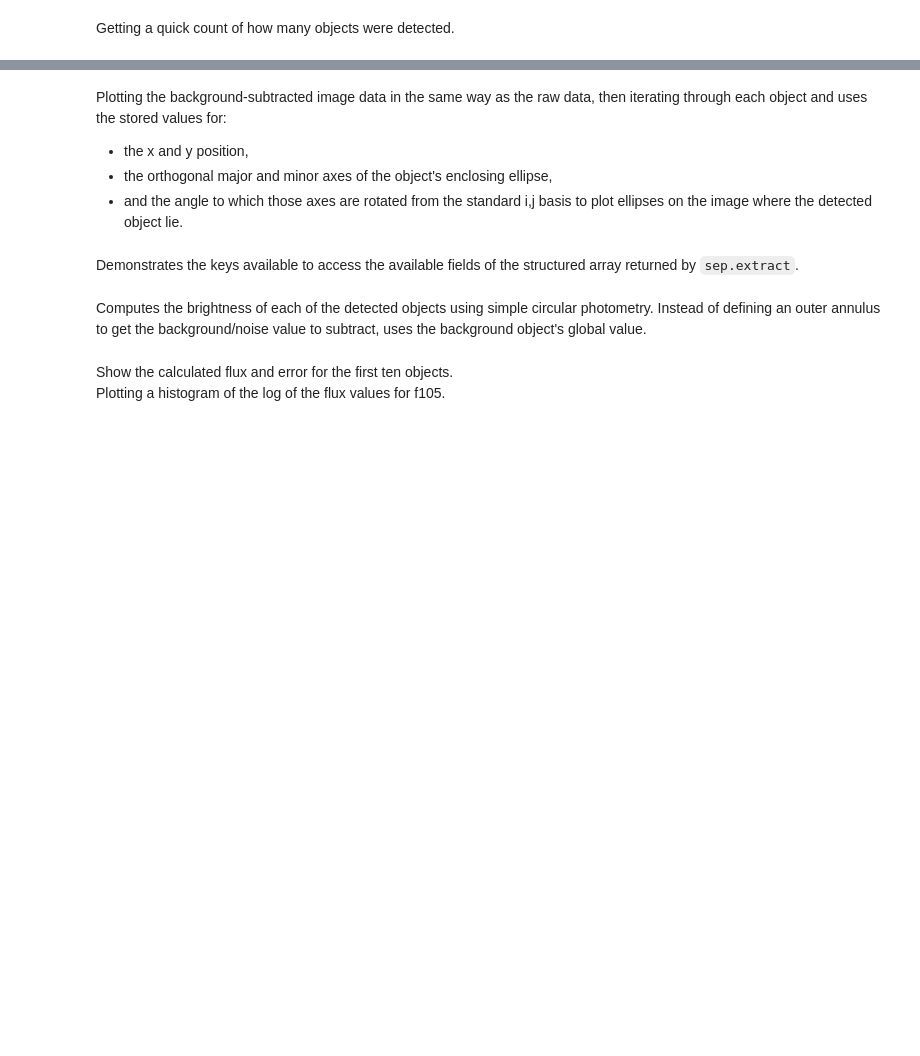
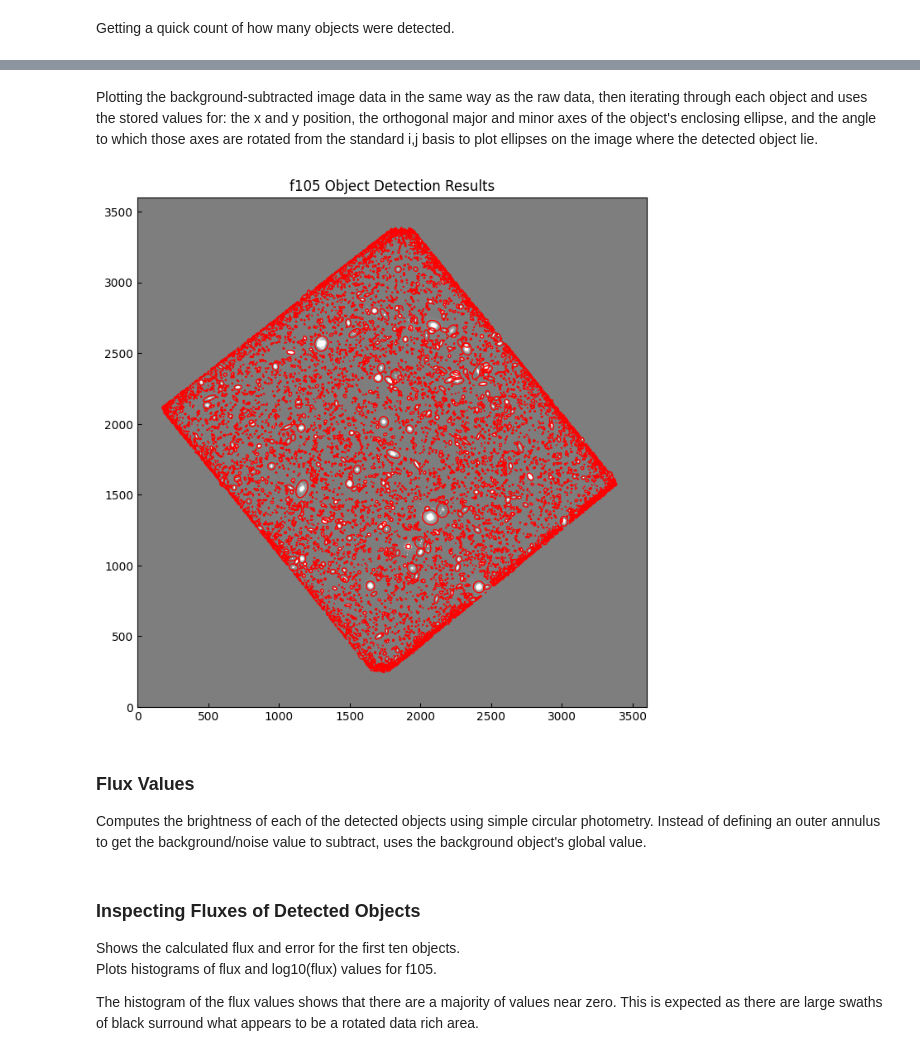
Before and after one commit to ZacharyJamesAdams/ASTR-19, a Jupyter notebook: FinalProject/final.ipynb, the cells around one changed output, grey strips where cells are left out. Cells and saved outputs as stored; diff of their text form; code cells hidden in the pictures; blank space fills up the shorter version.

```diff
--- a/FinalProject/final.ipynb
+++ b/FinalProject/final.ipynb
@@ -56,28 +75,25 @@ print(f'Found {object_count} objects.')
 # %% [markdown]
-Plotting the background-subtracted image data in the same way as the raw data, then iterating through each object and uses the stored values for:
- - the x and y position,
- - the orthogonal major and minor axes of the object's enclosing ellipse,
- - and the angle to which those axes are rotated from the standard i,j basis
+Plotting the background-subtracted image data in the same way as the raw data, then iterating through each object and uses the stored values for: the x and y position, the orthogonal major and minor axes of the object's enclosing ellipse, and the angle to which those axes are rotated from the standard i,j basis
 to plot ellipses on the image where the detected object lie.
 # %%
-from matplotlib.patches import Ellipse
-
 # plot background-subtracted image
 fig, ax = plt.subplots()
 m, s = np.mean(data_sub), np.std(data_sub)
 im = ax.imshow(data_sub, interpolation='nearest', cmap='gray',
                vmin=m-s, vmax=m+s, origin='lower')
+
+ax.set_title(f'{data_name} Object Detection Results')
 
 # plot an ellipse for each object
 for i in range(len(objects)):
     e = Ellipse(xy=(objects['x'][i], objects['y'][i]),
                 width=6*objects['a'][i],
                 height=6*objects['b'][i],
                 angle=objects['theta'][i] * 180. / np.pi)
     e.set_facecolor('none')
     e.set_edgecolor('red')
     ax.add_artist(e)
 
-plt.savefig('final_4_detection.png',bbox_inches='tight',dpi = 600)
+plt.savefig('Final_{}_detection.png'.format(data_name),bbox_inches='tight',dpi = 600)
+# %% [output]
+[figure, added]
-# %% [markdown]
-Demonstrates the keys available to access the available fields of the structured array returned by `sep.extract`.
@@ -86,11 +100,16 @@ objects.dtype.names
 # %% [markdown]
+### Flux Values
 Computes the brightness of each of the detected objects using simple circular photometry. Instead of defining an outer annulus to get the background/noise value to subtract, uses the background object's global value.
 # %%
 flux, fluxerr, flag = sep.sum_circle(data_sub, objects['x'], objects['y'],
                                      3.0, err=bkg.globalrms, gain=1.0)
 # %% [markdown]
-Show the calculated flux and error for the first ten objects.
-Plotting a histogram of the log of the flux values for f105.
+### Inspecting Fluxes of Detected Objects
+
+Shows the calculated flux and error for the first ten objects.
+Plots histograms of flux and log10(flux) values for f105.
+
+The histogram of the flux values shows that there are a majority of values near zero. This is expected as there are large swaths of black surround what appears to be a rotated data rich area.
 # %%
 for i in range(10):
     print("object {:d}: flux = {:f} +/- {:f}".format(i, flux[i], fluxerr[i]))
```
Also changed, not shown: parts of 17 cells of this notebook.
